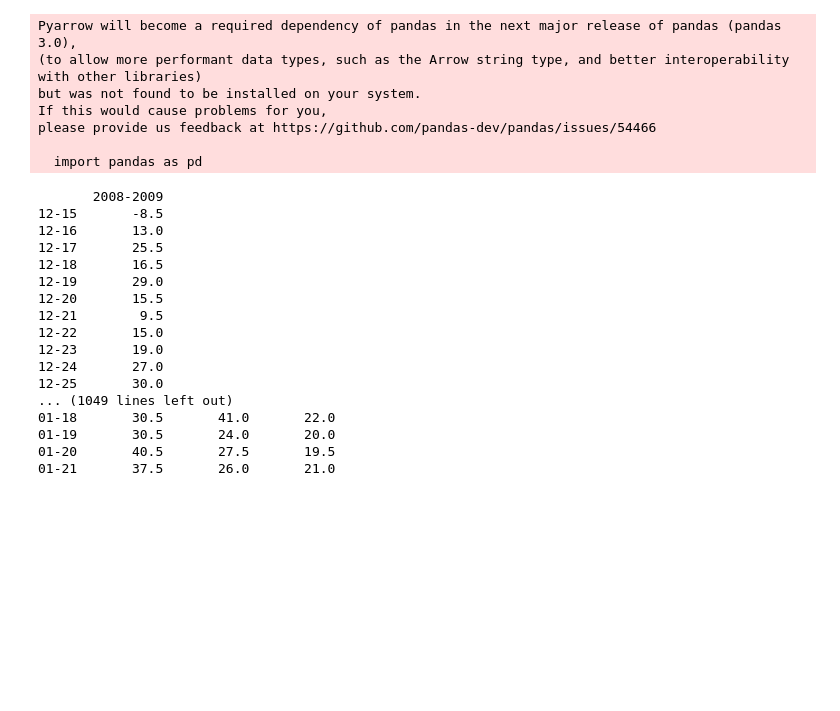
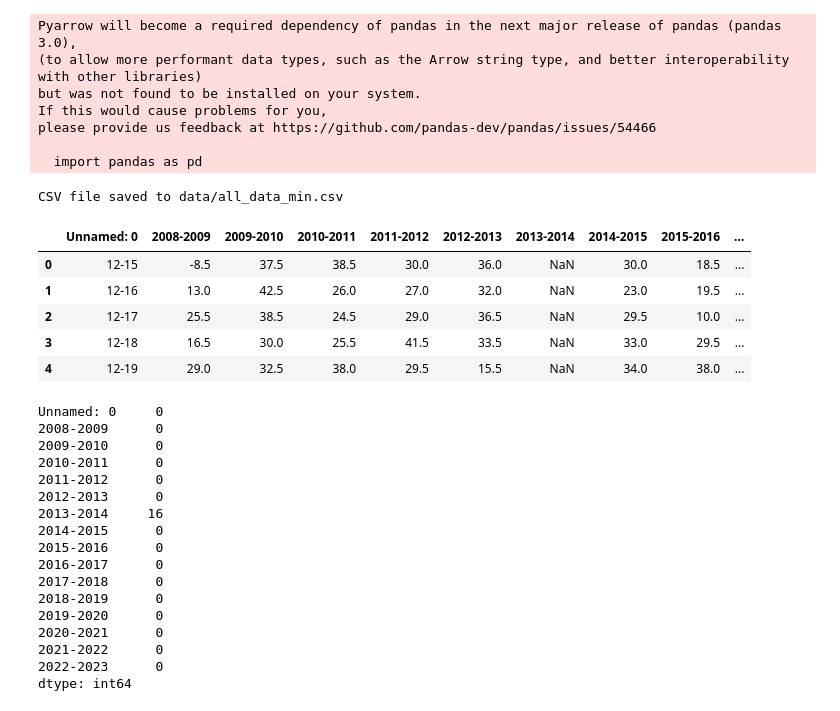
Before and after one commit to RishikaYadannavar/mcis6273-f24-datamining, a Jupyter notebook: homework/hw0/hw0.ipynb, the cells around one changed output. Saved outputs shown, nothing was run; the diff lists cells and outputs as text; code cells hidden in the pictures; blank space fills up the shorter version.

```diff
--- a/homework/hw0/hw0.ipynb
+++ b/homework/hw0/hw0.ipynb
@@ -226,27 +213,42 @@ for year in range(2008, 2023):
                     tavg = (tmax_values[date_str] + tmin_values[date_str]) / 2
                     # print(tavg,date_str, year_range )
                     compiled_data.at[date_str, year_range] = tavg
-            print(compiled_data)
-# Save the compiled data to a CSV file
-# csv_file_path = os.path.join(data_dir, 'all_data_min.csv')
-# compiled_data.to_csv(csv_file_path, index=True)
+            #print(compiled_data)
+#Save the compiled data to a CSV file
+csv_file_path = os.path.join(data_dir, 'all_data_min.csv')
+compiled_data.to_csv(csv_file_path, index=True)
 
-# print(f"CSV file saved to {csv_file_path}")
+print(f"CSV file saved to {csv_file_path}")
 # %% [output]
-       2008-2009
-12-15       -8.5
-12-16       13.0
-12-17       25.5
-12-18       16.5
-12-19       29.0
-12-20       15.5
-12-21        9.5
-12-22       15.0
-12-23       19.0
-12-24       27.0
-12-25       30.0
-... (1049 lines left out)
-01-18       30.5       41.0       22.0
-01-19       30.5       24.0       20.0
-01-20       40.5       27.5       19.5
-01-21       37.5       26.0       21.0
+CSV file saved to data/all_data_min.csv
+# %%
+airport_data=pd.read_csv('all_data_min.csv')
+# %%
+airport_data.head()
+# %% [output]
+|  | Unnamed: 0 | 2008-2009 | 2009-2010 | 2010-2011 | 2011-2012 | 2012-2013 | 2013-2014 | 2014-2015 | 2015-2016 | ... |
+| 0 | 12-15 | -8.5 | 37.5 | 38.5 | 30.0 | 36.0 | NaN | 30.0 | 18.5 | ... |
+| 1 | 12-16 | 13.0 | 42.5 | 26.0 | 27.0 | 32.0 | NaN | 23.0 | 19.5 | ... |
+| 2 | 12-17 | 25.5 | 38.5 | 24.5 | 29.0 | 36.5 | NaN | 29.5 | 10.0 | ... |
+| 3 | 12-18 | 16.5 | 30.0 | 25.5 | 41.5 | 33.5 | NaN | 33.0 | 29.5 | ... |
+| 4 | 12-19 | 29.0 | 32.5 | 38.0 | 29.5 | 15.5 | NaN | 34.0 | 38.0 | ... |
+# %%
+airport_data.isnull().sum()
+# %% [output]
+Unnamed: 0     0
+2008-2009      0
+2009-2010      0
+2010-2011      0
+2011-2012      0
+2012-2013      0
+2013-2014     16
+2014-2015      0
+2015-2016      0
+2016-2017      0
+2017-2018      0
+2018-2019      0
+2019-2020      0
+2020-2021      0
+2021-2022      0
+2022-2023      0
+dtype: int64
```
Also changed, not shown: parts of 16 cells of this notebook, 2 other files.
